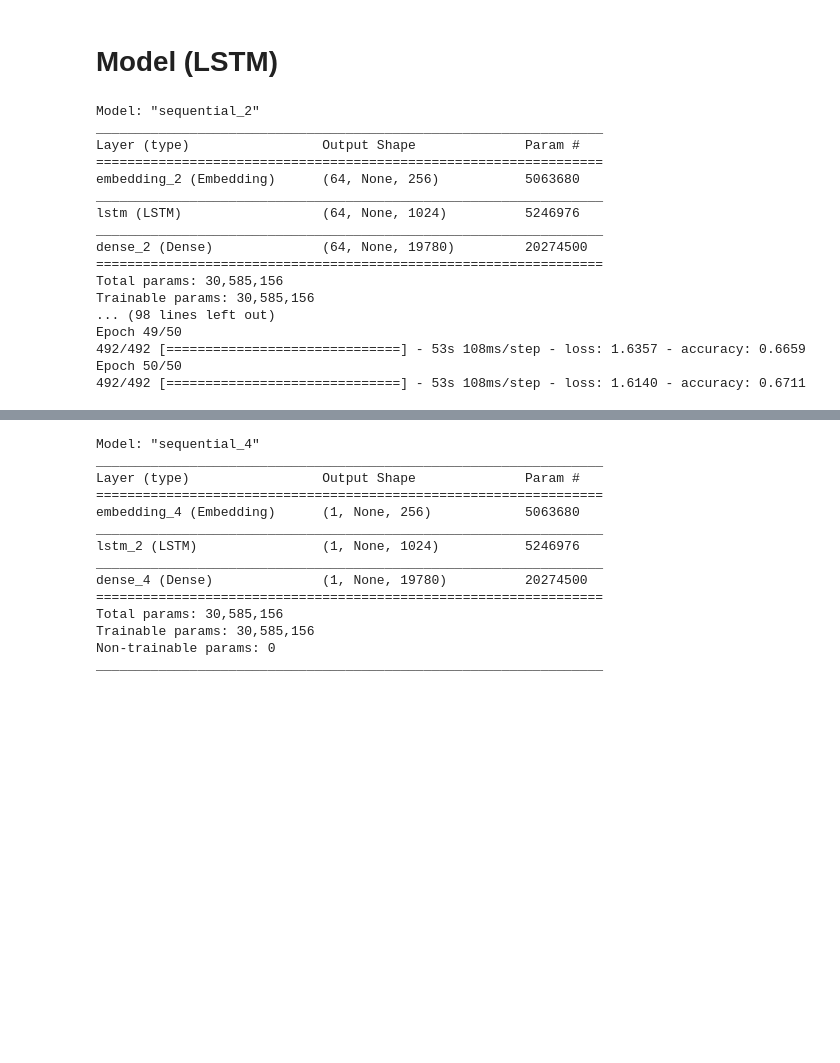
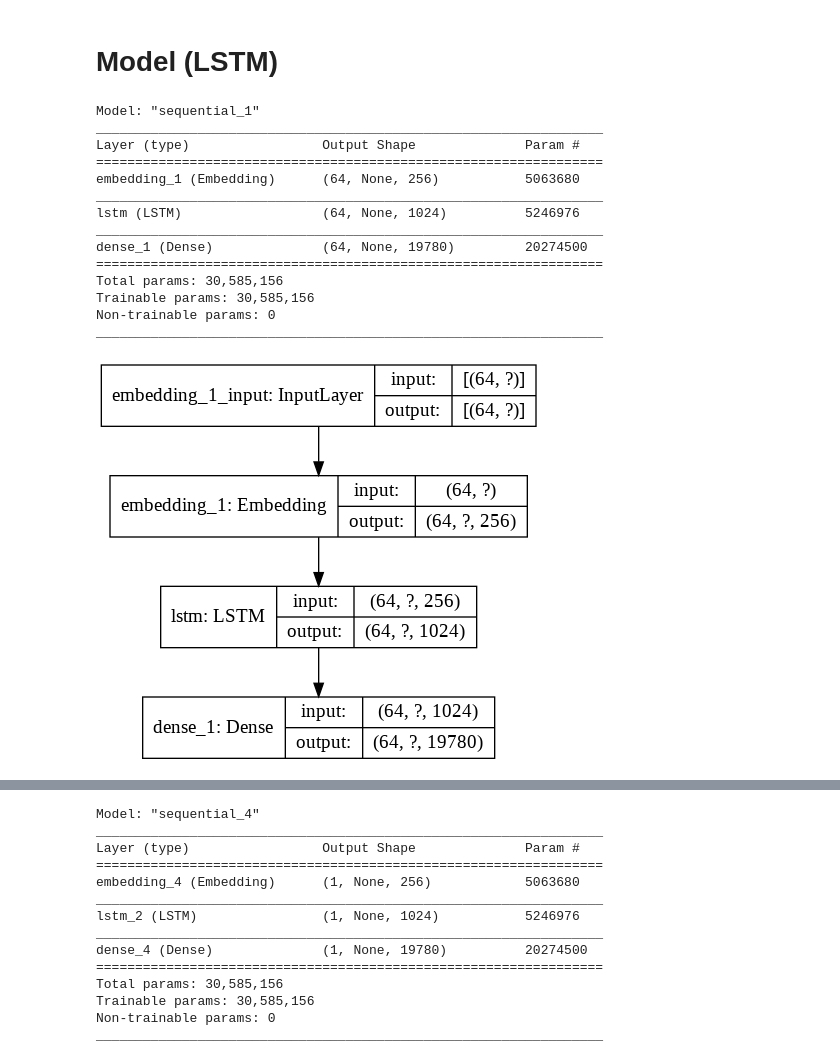
Before and after one commit to aaBadri/persian-poetry-creator, a Jupyter notebook: word.ipynb, the cells around one changed output, grey strips where cells are left out. Drawn from its saved outputs; the diff is of its cells as text; code cells hidden in the pictures; blank space fills up the shorter version.

```diff
--- a/word.ipynb
+++ b/word.ipynb
@@ -178,22 +200,22 @@ rnn_units = 1024
 lstm_model = create_model_lstm(vocab_size = len(vocab), embedding_dim=embedding_dim, rnn_units=rnn_units, batch_size=BATCH_SIZE)
 lstm_model.summary()
 lstm_model.compile(optimizer='adam', loss=keras.losses.SparseCategoricalCrossentropy(from_logits=True), metrics=['accuracy'])
-history = lstm_model.fit(dataset, epochs=50)
 # %% [output]
-Model: "sequential_2"
+Model: "sequential_1"
 _________________________________________________________________
 Layer (type)                 Output Shape              Param #
 =================================================================
-embedding_2 (Embedding)      (64, None, 256)           5063680
+embedding_1 (Embedding)      (64, None, 256)           5063680
 _________________________________________________________________
 lstm (LSTM)                  (64, None, 1024)          5246976
 _________________________________________________________________
-dense_2 (Dense)              (64, None, 19780)         20274500
+dense_1 (Dense)              (64, None, 19780)         20274500
 =================================================================
 Total params: 30,585,156
 Trainable params: 30,585,156
-... (98 lines left out)
-Epoch 49/50
-492/492 [==============================] - 53s 108ms/step - loss: 1.6357 - accuracy: 0.6659
-Epoch 50/50
-492/492 [==============================] - 53s 108ms/step - loss: 1.6140 - accuracy: 0.6711
+Non-trainable params: 0
+_________________________________________________________________
+# %%
+keras.utils.plot_model(lstm_model, show_shapes=True, show_layer_names=True, expand_nested=True)
+# %% [output]
+[figure, added]
```
Also changed, not shown: parts of 6 cells of this notebook.
